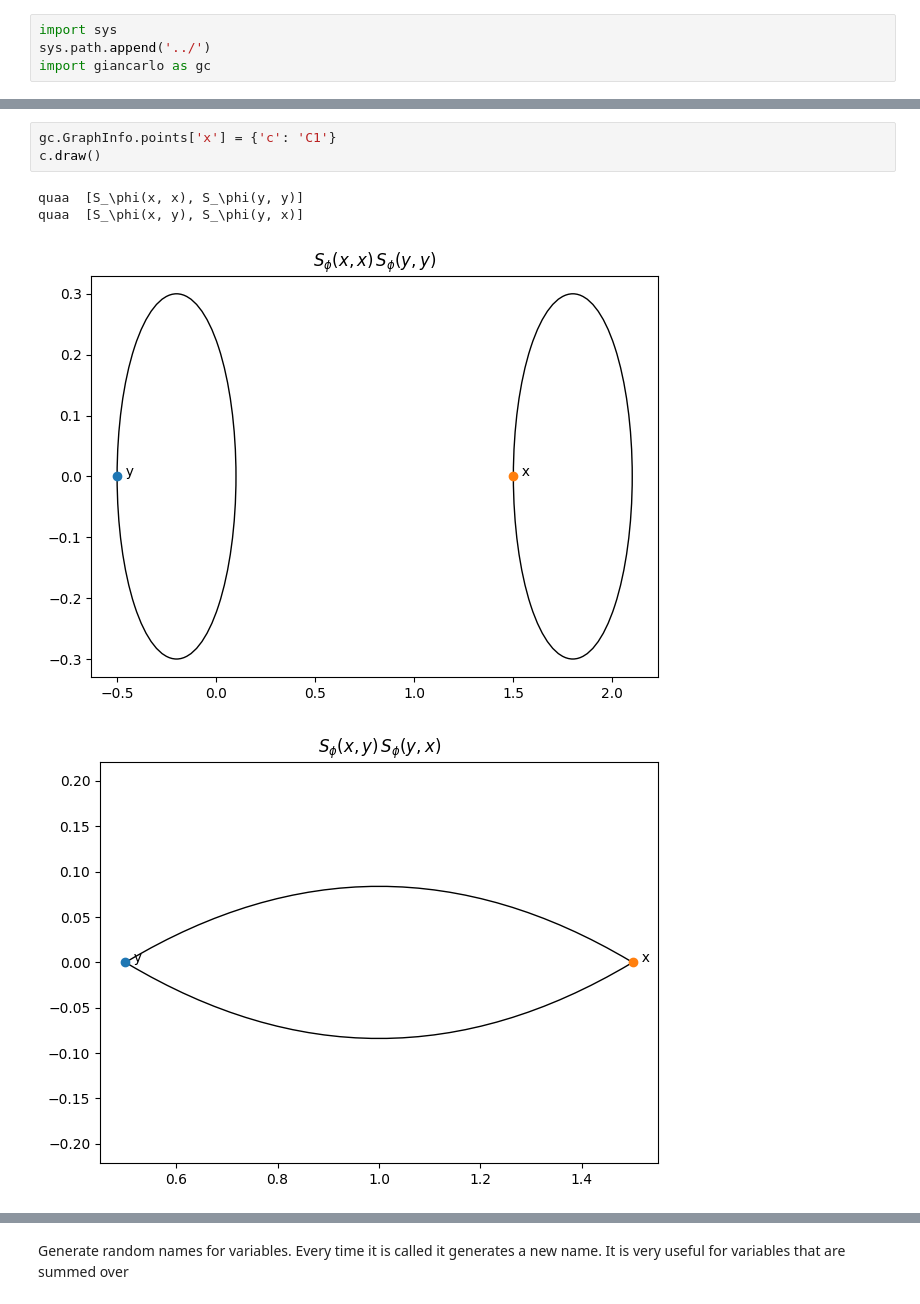
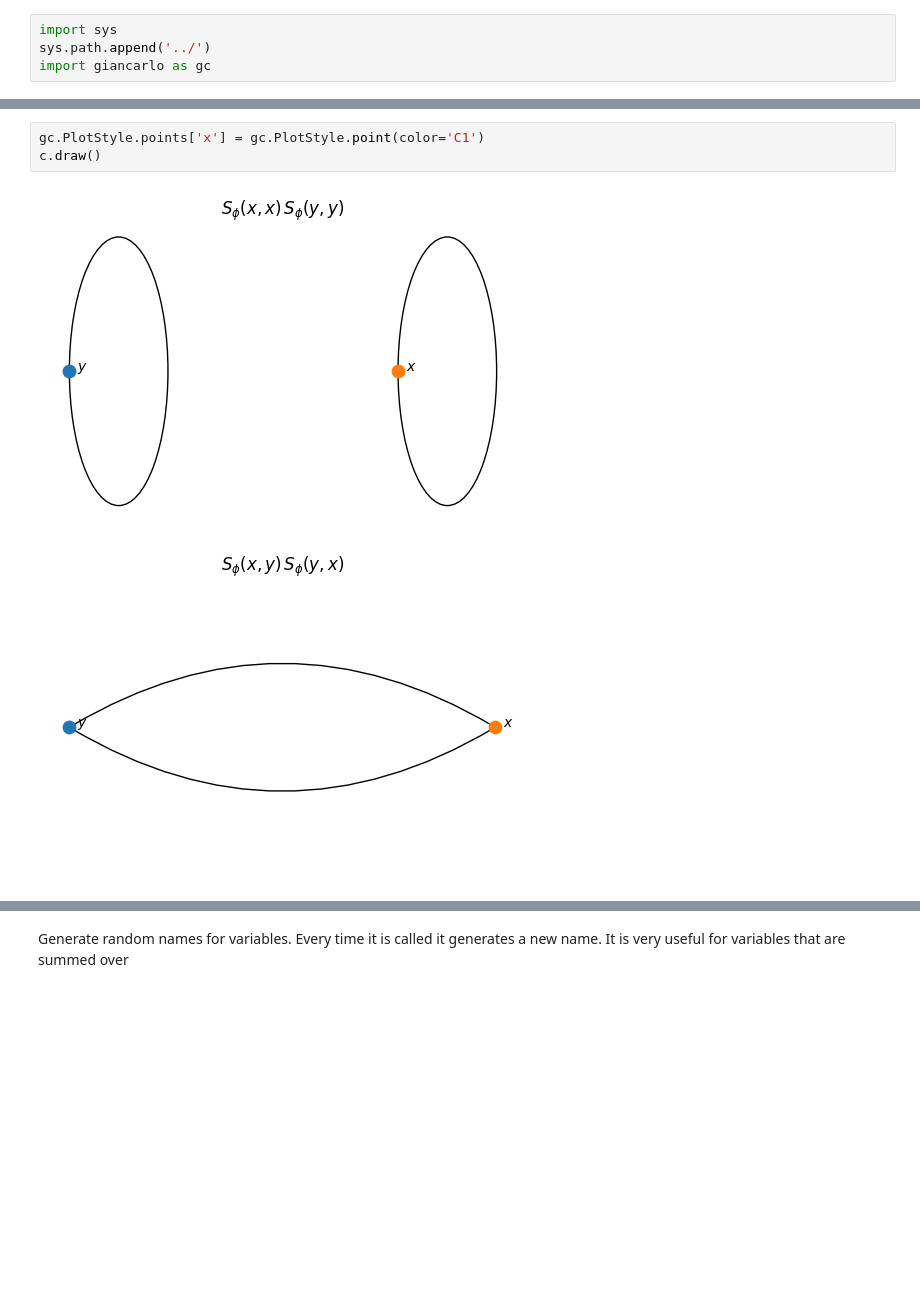
Before and after one commit to mbruno46/giancarlo, a Jupyter notebook: tutorials/basics.ipynb, the cells around one changed output, grey strips where cells are left out. Drawn from its saved outputs; the diff is of its cells as text; blank space fills up the shorter version.

```diff
--- a/tutorials/basics.ipynb
+++ b/tutorials/basics.ipynb
@@ -28,9 +16,7 @@ c
 $( S_\phi(x, x)\,S_\phi(y, y) + S_\phi(x, y)\,S_\phi(y, x) )$
 # %%
-gc.GraphInfo.points['x'] = {'c': 'C1'}
+gc.PlotStyle.points['x'] = gc.PlotStyle.point(color='C1')
 c.draw()
 # %% [output]
-quaa  [S_\phi(x, x), S_\phi(y, y)]
-quaa  [S_\phi(x, y), S_\phi(y, x)]
-[figure, old version]
+[figure, new version]
-[figure, old version]
+[figure, new version]
```
Also changed, not shown: parts of 12 cells of this notebook, 6 other files.
